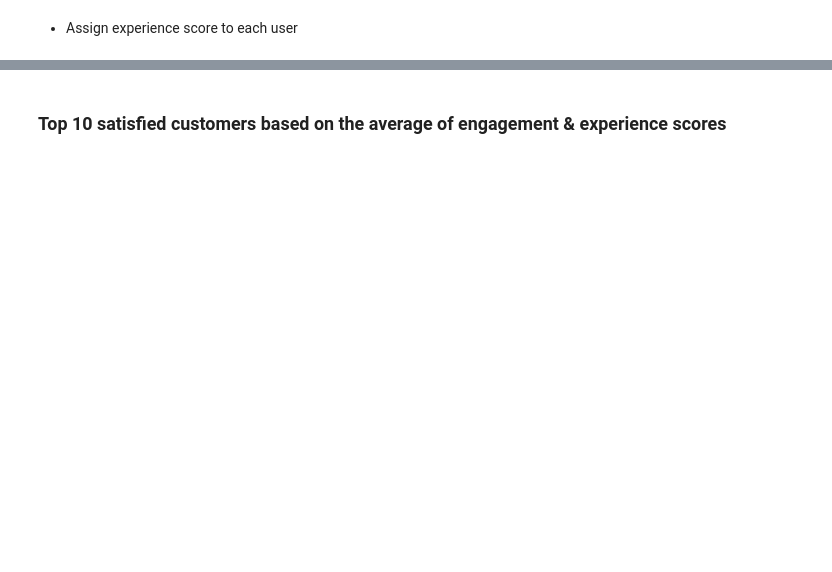
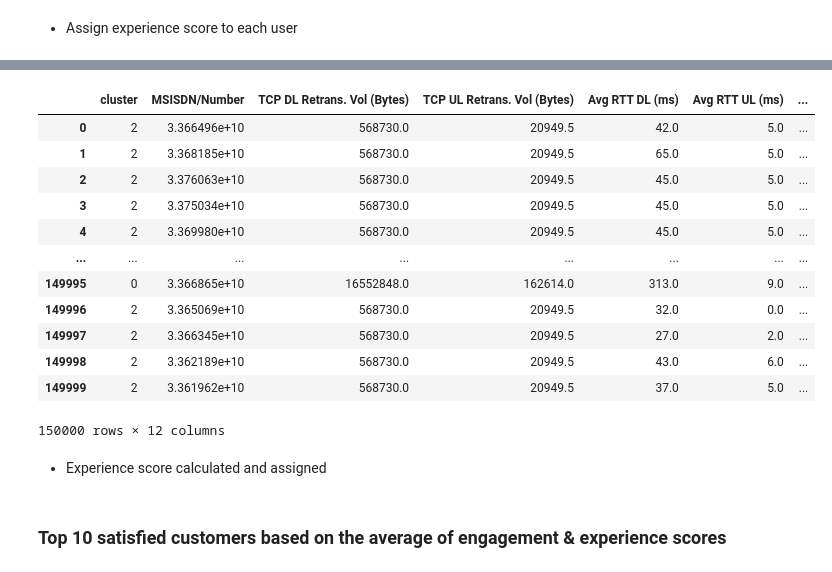
Before and after one commit to Fisseha-Estifanos/Telecom, a Jupyter notebook: notebooks/user_satisfaction_analysis.ipynb, the cells around one changed output, grey strips where cells are left out. Drawn from its saved outputs; the diff is of its cells as text; code cells hidden in the pictures; blank space fills up the shorter version.

```diff
--- a/notebooks/user_satisfaction_analysis.ipynb
+++ b/notebooks/user_satisfaction_analysis.ipynb
@@ -47,0 +152,5 @@ Data visualizer in action.
+# %%
+# scale data
+scaler = StandardScaler()
+scaled_data = scaler.fit_transform(exp_df)
+scaled_data
@@ -47,0 +165,3 @@ Data visualizer in action.
+# %%
+normalized_data = normalize(scaled_data)
+normalized_data
@@ -48,2 +176,29 @@ Data visualizer in action.
+# %%
+with open("../models/user_exp_cluster.pkl", "rb") as f:
+    k_means2 = pickle.load(f)
+# %%
+less_experience_cluster = 1
+
+distance = k_means2.fit_transform(normalized_data)
+distance_from_less_experience_cluster = list(
+    map(lambda x: x[less_experience_cluster], distance))
+user_exp_df['experience_score'] = distance_from_less_experience_cluster
+user_exp_df
+# %% [output]
+|  | cluster | MSISDN/Number | TCP DL Retrans. Vol (Bytes) | TCP UL Retrans. Vol (Bytes) | Avg RTT DL (ms) | Avg RTT UL (ms) | ... |
+| 0 | 2 | 3.366496e+10 | 568730.0 | 20949.5 | 42.0 | 5.0 | ... |
+| 1 | 2 | 3.368185e+10 | 568730.0 | 20949.5 | 65.0 | 5.0 | ... |
+| 2 | 2 | 3.376063e+10 | 568730.0 | 20949.5 | 45.0 | 5.0 | ... |
+| 3 | 2 | 3.375034e+10 | 568730.0 | 20949.5 | 45.0 | 5.0 | ... |
+| 4 | 2 | 3.369980e+10 | 568730.0 | 20949.5 | 45.0 | 5.0 | ... |
+| ... | ... | ... | ... | ... | ... | ... | ... |
+| 149995 | 0 | 3.366865e+10 | 16552848.0 | 162614.0 | 313.0 | 9.0 | ... |
+| 149996 | 2 | 3.365069e+10 | 568730.0 | 20949.5 | 32.0 | 0.0 | ... |
+| 149997 | 2 | 3.366345e+10 | 568730.0 | 20949.5 | 27.0 | 2.0 | ... |
+| 149998 | 2 | 3.362189e+10 | 568730.0 | 20949.5 | 43.0 | 6.0 | ... |
+| 149999 | 2 | 3.361962e+10 | 568730.0 | 20949.5 | 37.0 | 5.0 | ... |
+150000 rows × 12 columns
+# %% [markdown]
+* Experience score calculated and assigned
 # %% [markdown]
 ###  Top 10 satisfied customers based on the average of engagement & experience scores
```
Also changed, not shown: parts of 20 cells of this notebook.
